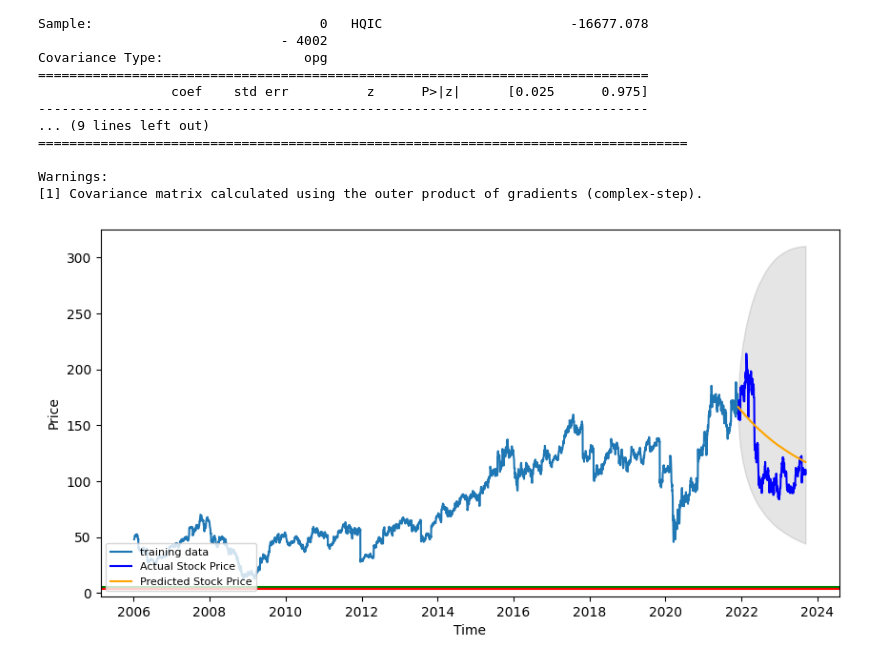
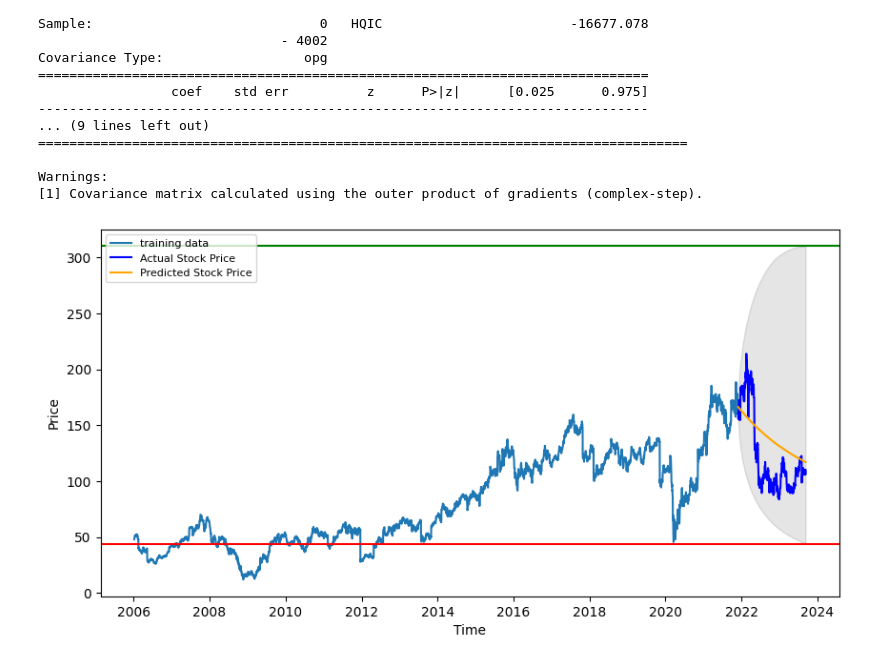
Before and after one commit to erendagasan/Eren-Dagasan-Personal, a Jupyter notebook: ARMIS.ipynb, the cells around one changed output. Drawn from its saved outputs; the diff is of its cells as text; code cells hidden in the pictures.

```diff
--- a/ARMIS.ipynb
+++ b/ARMIS.ipynb
@@ -209,29 +209,29 @@ Warnings:
 # %%
 forecast_results = fitted.get_forecast(steps=len(test_data), alpha=0.05)
 
 fc = forecast_results.predicted_mean
 conf = forecast_results.conf_int()
 
 fc_series = pd.Series(fc, index=test_data.index)
 lower_series = pd.Series(conf.iloc[:, 0], index=test_data.index)
 upper_series = pd.Series(conf.iloc[:, 1], index=test_data.index)
 
 plt.figure(figsize=(10,5), dpi=100)
 plt.plot(np.exp(train_data), label='training data')
 plt.plot(np.exp(test_data), color='blue', label='Actual Stock Price')
 plt.plot(test_data.index, np.exp(fc), color='orange', label='Predicted Stock Price')  # Convert back to original scale
 plt.fill_between(test_data.index, np.exp(conf.iloc[:, 0]), np.exp(conf.iloc[:, 1]),
                  color='k', alpha=.10)
 
-plt.axhline(conf.iloc[:, 1].max(), color="green")
-plt.axhline(conf.iloc[:, 0].min(), color="red")
+plt.axhline(np.exp(conf.iloc[:, 1].max()), color="green")
+plt.axhline(np.exp(conf.iloc[:, 0].min()), color="red")
 
 plt.xlabel('Time')
 plt.ylabel('Price')
-plt.legend(loc='lower left', fontsize=8)
+plt.legend(loc='upper left', fontsize=8)
 plt.show()
 # %% [output]
-[figure, old version]
+[figure, new version]
 # %%
 # report performance
 mse = mean_squared_error(test_data, fc)
```
Also changed, not shown: parts of 3 cells of this notebook.
